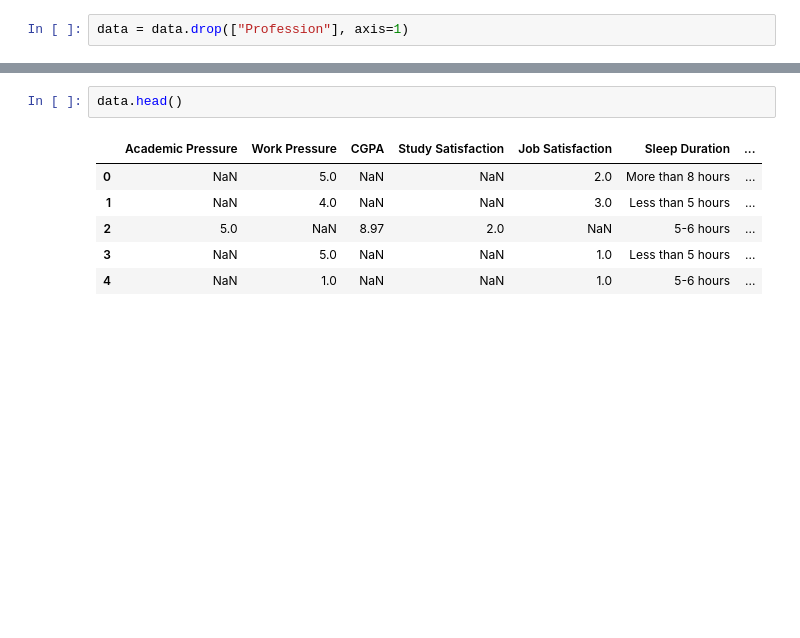
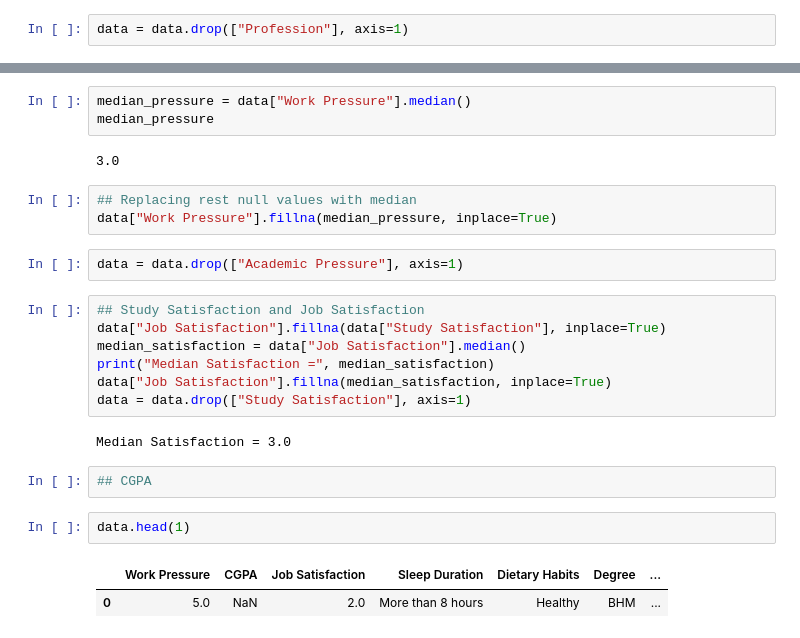
Before and after one commit to vanshuwjoshi/Kaggle-Playground-S4E11, a Jupyter notebook: notebooks/Data-Cleaning.ipynb, the cells around one changed output, grey strips where cells are left out. Saved outputs shown, nothing was run; the diff lists cells and outputs as text; blank space fills up the shorter version.

Commit message:
Cleaning the Pressure and Satisfaction Column

```diff
--- a/notebooks/Data-Cleaning.ipynb
+++ b/notebooks/Data-Cleaning.ipynb
@@ -564,9 +575,26 @@ data = data.drop(["Profession"], axis=1)
+# %%
+median_pressure = data["Work Pressure"].median()
+median_pressure
+# %% [output]
+3.0
+# %%
+## Replacing rest null values with median
+data["Work Pressure"].fillna(median_pressure, inplace=True)
+# %%
+data = data.drop(["Academic Pressure"], axis=1)
+# %%
+## Study Satisfaction and Job Satisfaction
+data["Job Satisfaction"].fillna(data["Study Satisfaction"], inplace=True)
+median_satisfaction = data["Job Satisfaction"].median()
+print("Median Satisfaction =", median_satisfaction)
+data["Job Satisfaction"].fillna(median_satisfaction, inplace=True)
+data = data.drop(["Study Satisfaction"], axis=1)
+# %% [output]
+Median Satisfaction = 3.0
+# %%
+## CGPA
 # %%
-data.head()
+data.head(1)
 # %% [output]
-|  | Academic Pressure | Work Pressure | CGPA | Study Satisfaction | Job Satisfaction | Sleep Duration | ... |
-| 0 | NaN | 5.0 | NaN | NaN | 2.0 | More than 8 hours | ... |
-| 1 | NaN | 4.0 | NaN | NaN | 3.0 | Less than 5 hours | ... |
-| 2 | 5.0 | NaN | 8.97 | 2.0 | NaN | 5-6 hours | ... |
-| 3 | NaN | 5.0 | NaN | NaN | 1.0 | Less than 5 hours | ... |
-| 4 | NaN | 1.0 | NaN | NaN | 1.0 | 5-6 hours | ... |
+|  | Work Pressure | CGPA | Job Satisfaction | Sleep Duration | Dietary Habits | Degree | ... |
+| 0 | 5.0 | NaN | 2.0 | More than 8 hours | Healthy | BHM | ... |
```
Also changed, not shown: parts of 3 cells of this notebook, 1 other file.
